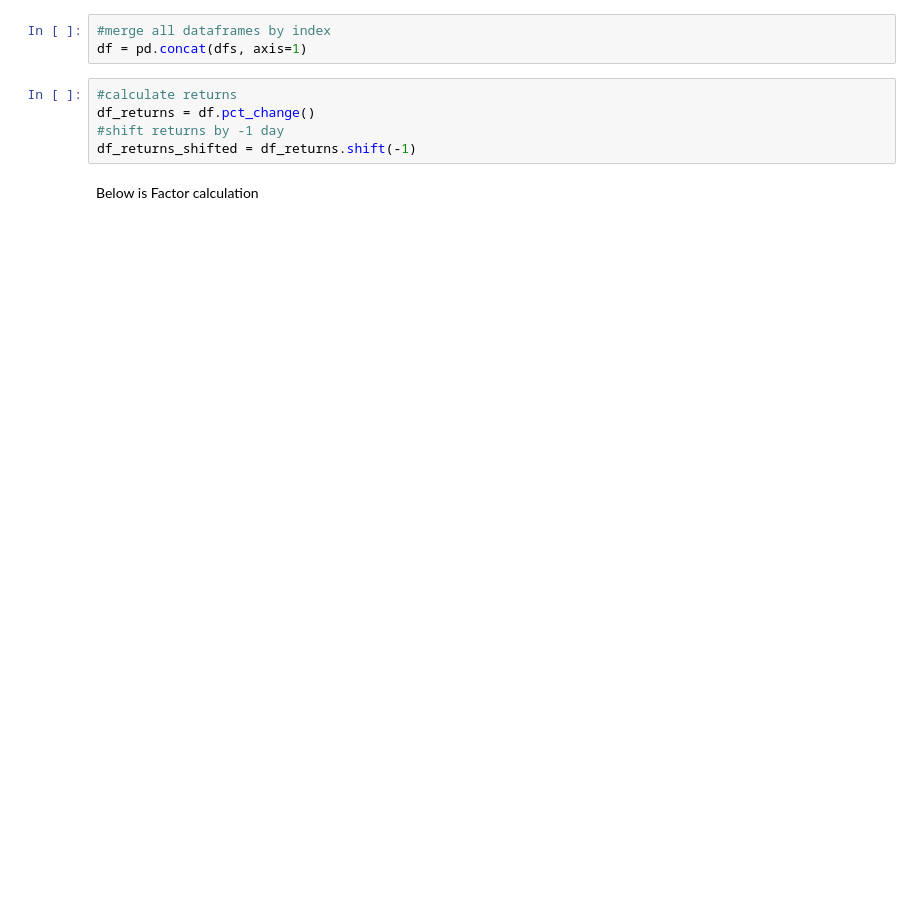
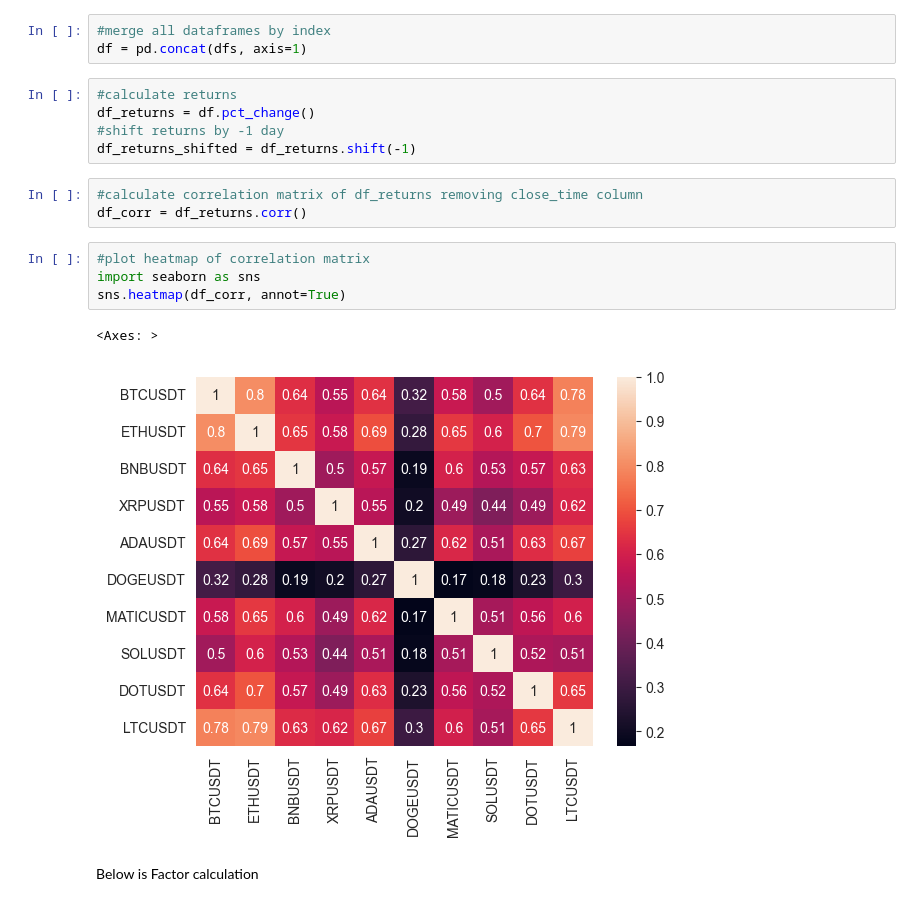
Before and after one commit to Hansen-chen/crypto_factor_investing_backtesting, a Jupyter notebook: backtest.ipynb, the cells around one changed output. Saved outputs shown, nothing was run; the diff lists cells and outputs as text; blank space fills up the shorter version.

```diff
--- a/backtest.ipynb
+++ b/backtest.ipynb
@@ -31,6 +31,16 @@ df = pd.concat(dfs, axis=1)
 df_returns = df.pct_change()
 #shift returns by -1 day
 df_returns_shifted = df_returns.shift(-1)
+# %%
+#calculate correlation matrix of df_returns removing close_time column
+df_corr = df_returns.corr()
+# %%
+#plot heatmap of correlation matrix
+import seaborn as sns
+sns.heatmap(df_corr, annot=True)
+# %% [output]
+<Axes: >
+[figure, added]
 # %% [markdown]
 Below is Factor calculation
 # %%
```
Also changed, not shown: parts of 12 cells of this notebook.
